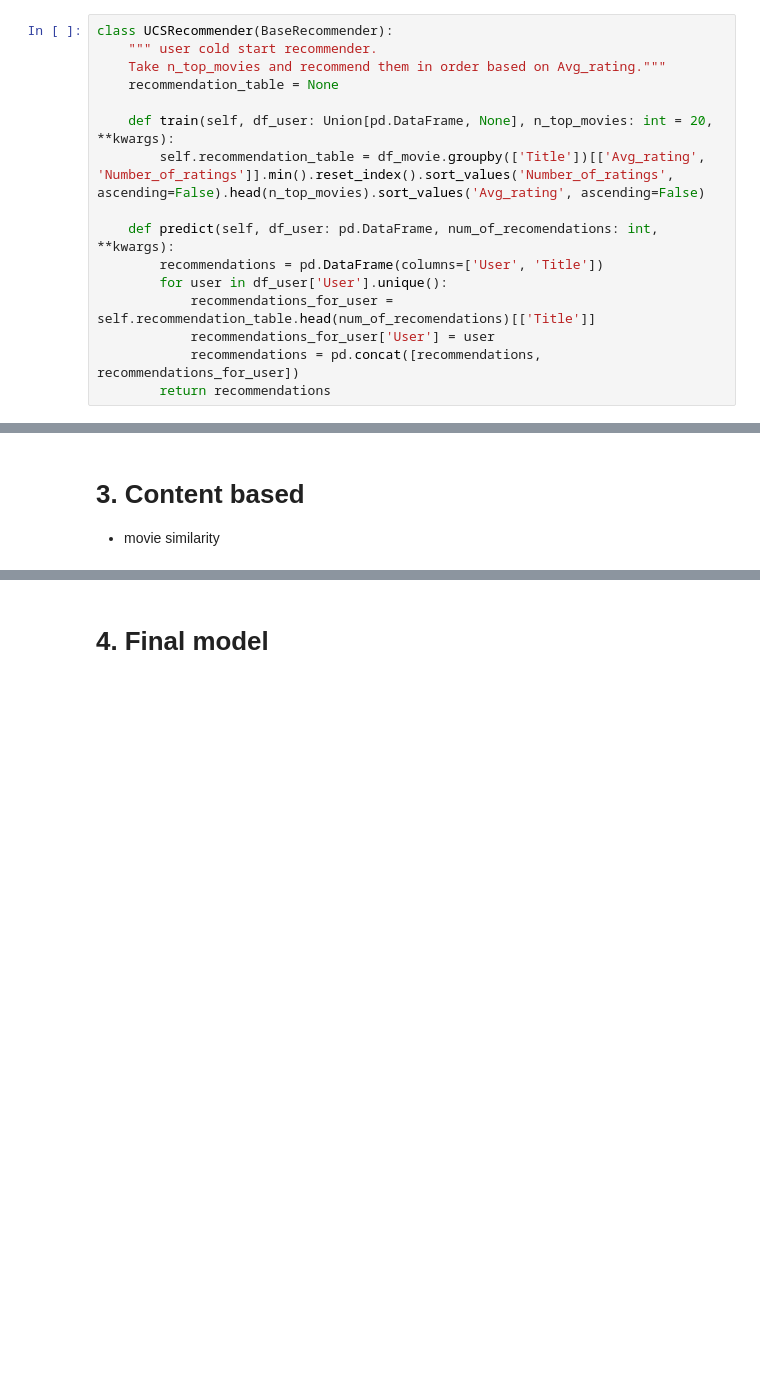
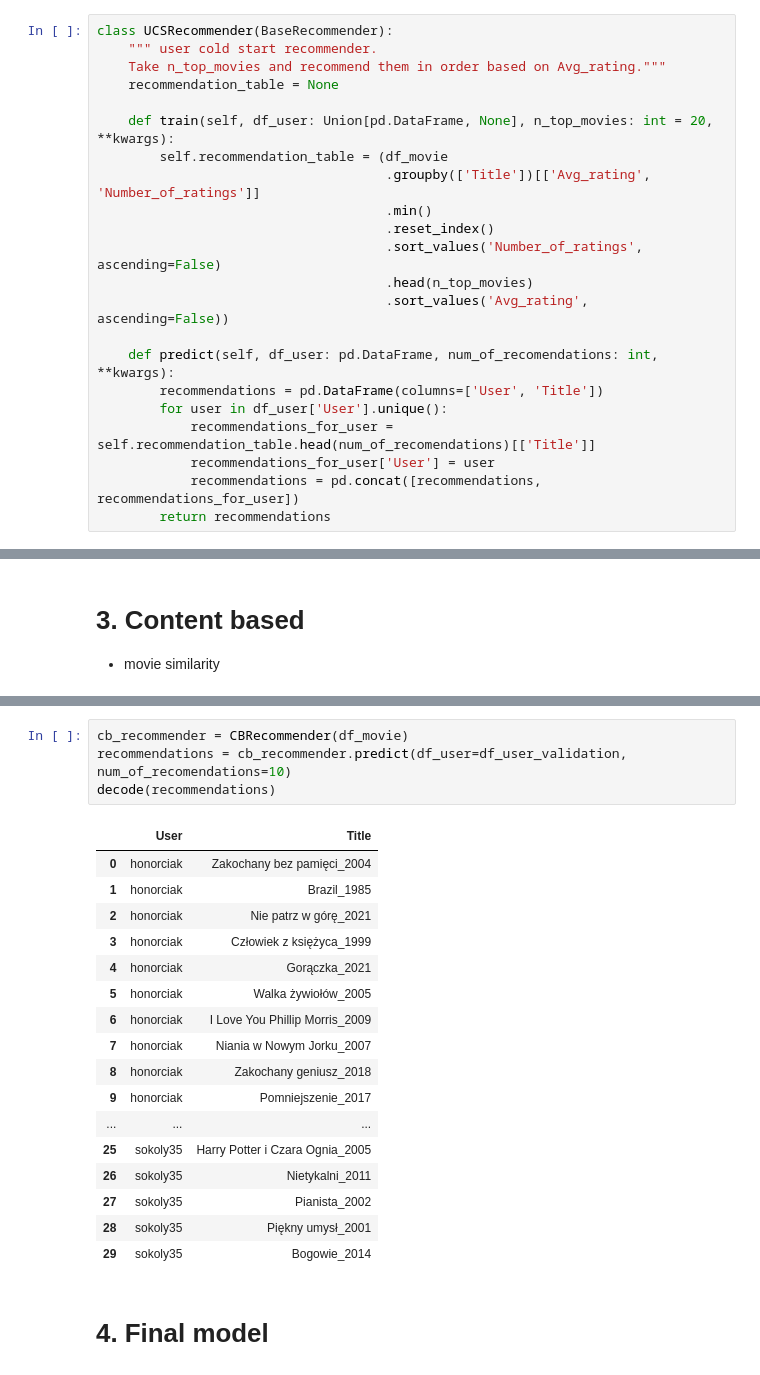
Before and after one commit to rogulforce/filmweb_recommendation_system, a Jupyter notebook: src/recommendation_system.ipynb, the cells around one changed output, grey strips where cells are left out. Cells and saved outputs as stored; diff of their text form; blank space fills up the shorter version.

Commit message:
Adding content based recommender

```diff
--- a/src/recommendation_system.ipynb
+++ b/src/recommendation_system.ipynb
@@ -102,7 +103,13 @@ class UCSRecommender(BaseRecommender):
     recommendation_table = None
 
     def train(self, df_user: Union[pd.DataFrame, None], n_top_movies: int = 20, **kwargs):
-        self.recommendation_table = df_movie.groupby(['Title'])[['Avg_rating', 'Number_of_ratings']].min().reset_index().sort_values('Number_of_ratings', ascending=False).head(n_top_movies).sort_values('Avg_rating', ascending=False)
+        self.recommendation_table = (df_movie
+                                     .groupby(['Title'])[['Avg_rating', 'Number_of_ratings']]
+                                     .min()
+                                     .reset_index()
+                                     .sort_values('Number_of_ratings', ascending=False)
+                                     .head(n_top_movies)
+                                     .sort_values('Avg_rating', ascending=False))
 
     def predict(self, df_user: pd.DataFrame, num_of_recomendations: int, **kwargs):
         recommendations = pd.DataFrame(columns=['User', 'Title'])
@@ -202,2 +296,24 @@ decode(recommendations)
+# %%
+cb_recommender = CBRecommender(df_movie)
+recommendations = cb_recommender.predict(df_user=df_user_validation, num_of_recomendations=10)
+decode(recommendations)
+# %% [output]
+|  | User | Title |
+| 0 | honorciak | Zakochany bez pamięci_2004 |
+| 1 | honorciak | Brazil_1985 |
+| 2 | honorciak | Nie patrz w górę_2021 |
+| 3 | honorciak | Człowiek z księżyca_1999 |
+| 4 | honorciak | Gorączka_2021 |
+| 5 | honorciak | Walka żywiołów_2005 |
+| 6 | honorciak | I Love You Phillip Morris_2009 |
+| 7 | honorciak | Niania w Nowym Jorku_2007 |
+| 8 | honorciak | Zakochany geniusz_2018 |
+| 9 | honorciak | Pomniejszenie_2017 |
+| ... | ... | ... |
+| 25 | sokoly35 | Harry Potter i Czara Ognia_2005 |
+| 26 | sokoly35 | Nietykalni_2011 |
+| 27 | sokoly35 | Pianista_2002 |
+| 28 | sokoly35 | Piękny umysł_2001 |
+| 29 | sokoly35 | Bogowie_2014 |
 # %% [markdown]
 # 4. Final model
```
Also changed, not shown: parts of 3 cells of this notebook.
